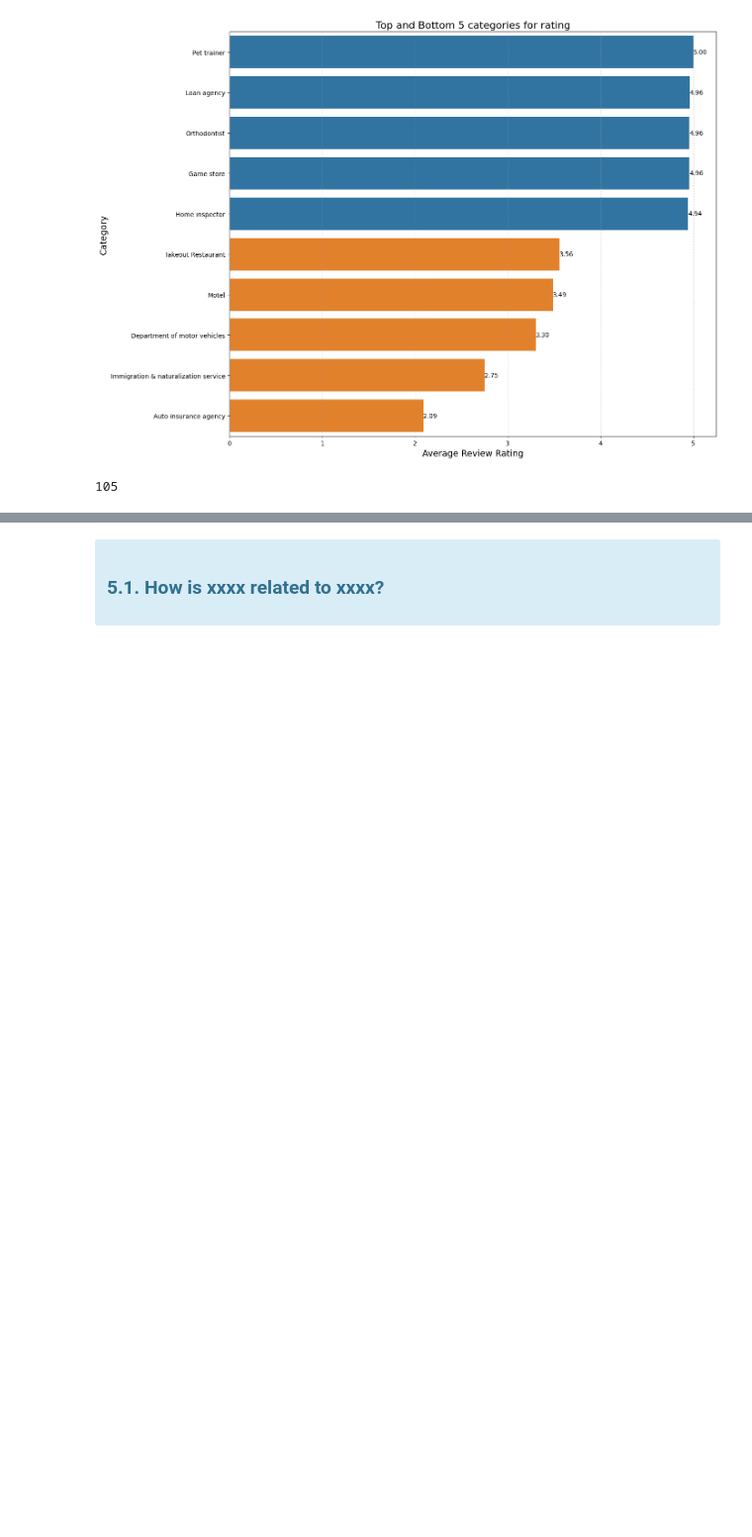
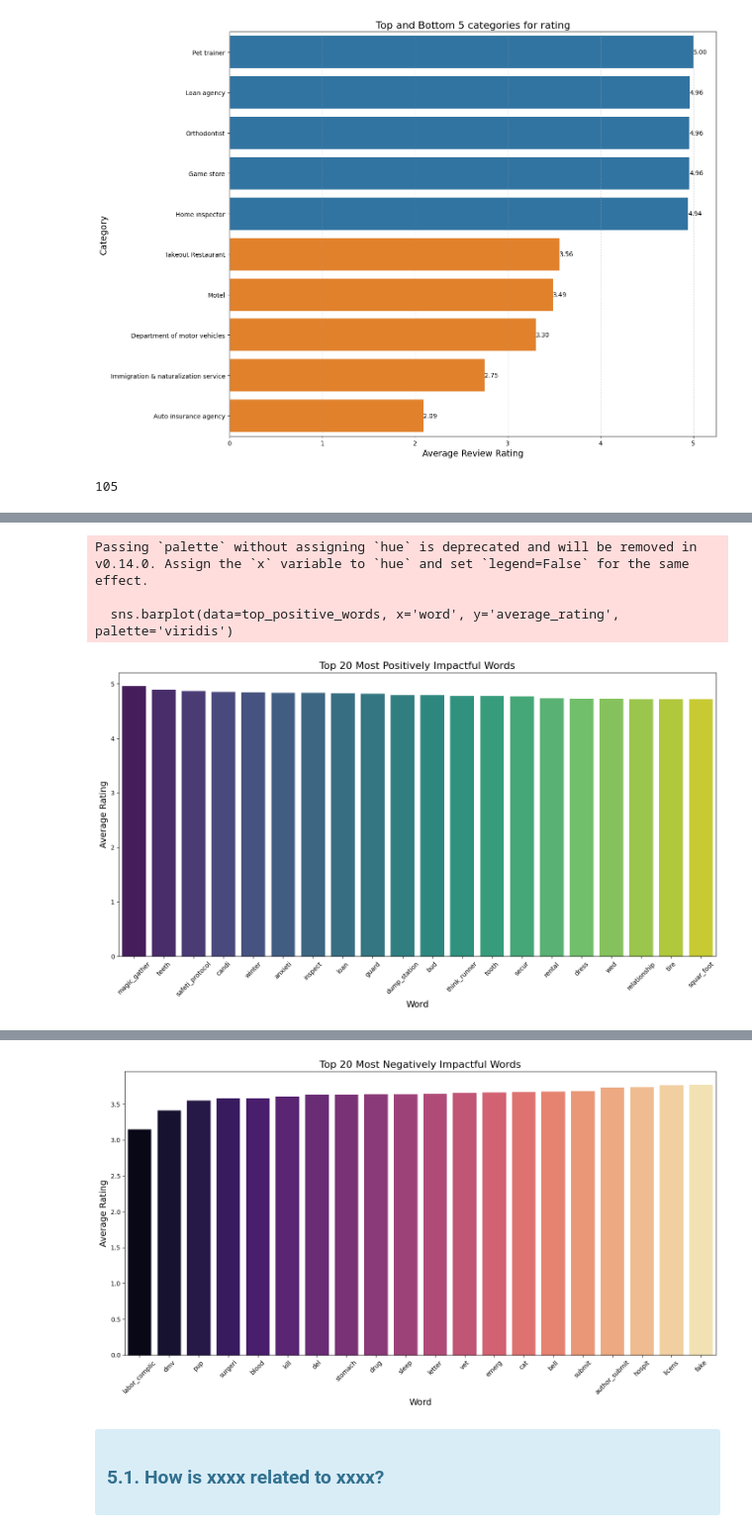
Before and after one commit to felix553/FIT5198-Assignment-1-, a Jupyter notebook: notebook_templates/task3_xxxxxxx.ipynb, the cells around one changed output, grey strips where cells are left out. Shown at 99% size. Drawn from its saved outputs; the diff is of its cells as text; code cells hidden in the pictures; blank space fills up the shorter version.

```diff
--- a/notebook_templates/task3_xxxxxxx.ipynb
+++ b/notebook_templates/task3_xxxxxxx.ipynb
@@ -723,0 +897,79 @@ len(merged_df['transformed_category'].unique())
+# %%
+
+# Assume 'combined_vec_df' is your DataFrame containing word indices
+
+# Step 1: Create a dictionary from the text document
+word_dict = {}
+with open('test_vocab.txt', 'r') as file:
+    for line in file:
+        word, index = line.strip().split(':')
+        word_dict[index] = word
+
+# Step 2: Initialize dictionaries to hold word counts and rating sums
+word_count = defaultdict(int)
+word_rating_sum = defaultdict(float)
+
+# Step 3: Iterate through each row in the DataFrame to accumulate counts and ratings
+for _, row in combined_vec_df.iterrows():
+    if pd.notna(row['avg_rating']):
+        avg_rating = row['avg_rating']
+
+        # Iterate over each relevant column to extract word counts
+        for col in combined_vec_df.columns[1:]:
+            # Convert the value to a string and check if it's valid
+            value = str(row[col])
+            if value != 'None' and value.strip():
+                word_counts = value.split(',')
+                for wc in word_counts:
+                    # Check if the string is in the correct format (exactly one colon)
+                    parts = wc.split(':')
+                    if len(parts) == 2:
+                        index, count = parts
+                        try:
+                            # Use the dictionary to replace index with word
+                            word = word_dict.get(index, f"unknown_{index}")
+                            count = int(count)
+                            word_count[word] += count
+                            word_rating_sum[word] += avg_rating * count
+                        except ValueError:
+                            # Skip if count is not a valid integer
+                            continue
+
+# Step 4: Calculate the average rating per word
+word_avg_rating = {word: word_rating_sum[word] / word_count[word] for word in word_count}
+
+# Convert to DataFrame
+df_word_ratings = pd.DataFrame(list(word_avg_rating.items()), columns=['word', 'average_rating'])
+df_word_ratings['count'] = df_word_ratings['word'].map(word_count)
+
+# Filter to include only words that appear more than twice
+df_word_ratings = df_word_ratings[df_word_ratings['count'] > 2]
+
+# Step 5: Sort to get top 20 positive and negative impactful words
+top_positive_words = df_word_ratings.sort_values(by='average_rating', ascending=False).head(20)
+top_negative_words = df_word_ratings.sort_values(by='average_rating', ascending=True).head(20)
+
+# Plotting for most positively impactful words
+plt.figure(figsize=(14, 8))
+sns.barplot(data=top_positive_words, x='word', y='average_rating', palette='viridis')
+plt.title('Top 20 Most Positively Impactful Words', fontsize=16)
+plt.xlabel('Word', fontsize=14)
+plt.ylabel('Average Rating', fontsize=14)
+plt.xticks(rotation=45)
+plt.tight_layout()
+plt.show()
+
+# Plotting for most negatively impactful words
+plt.figure(figsize=(14, 8))
+sns.barplot(data=top_negative_words, x='word', y='average_rating', palette='magma')
+plt.title('Top 20 Most Negatively Impactful Words', fontsize=16)
+plt.xlabel('Word', fontsize=14)
+plt.ylabel('Average Rating', fontsize=14)
+plt.xticks(rotation=45)
+plt.tight_layout()
+plt.show()
+# %% [output]
+Passing `palette` without assigning `hue` is deprecated and will be removed in v0.14.0. Assign the `x` variable to `hue` and set `legend=False` for the same effect.
+
+  sns.barplot(data=top_positive_words, x='word', y='average_rating', palette='viridis')
+[figure, added]
@@ -724,3 +979,4 @@ len(merged_df['transformed_category'].unique())
+[figure, added]
 # %% [markdown]
 <div class="alert alert-block alert-info">
 
```
Also changed, not shown: parts of 19 cells of this notebook, 7 other files.
